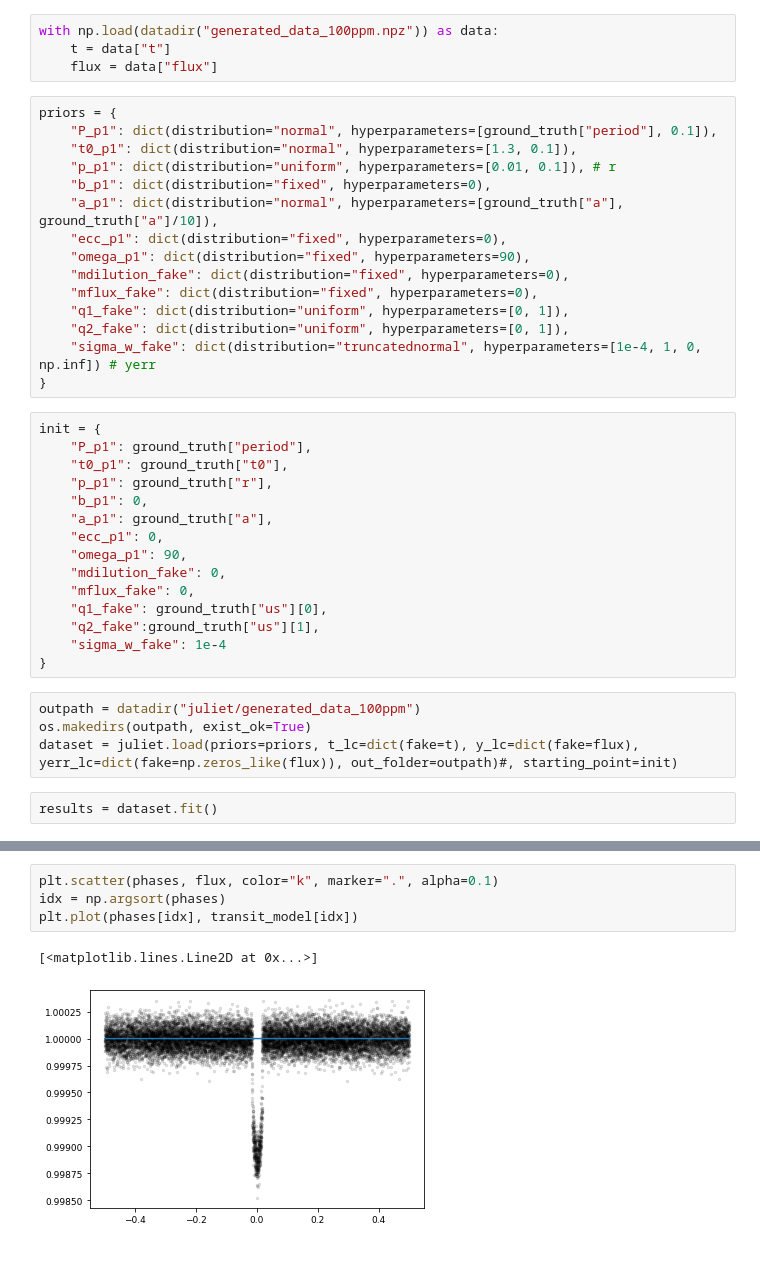
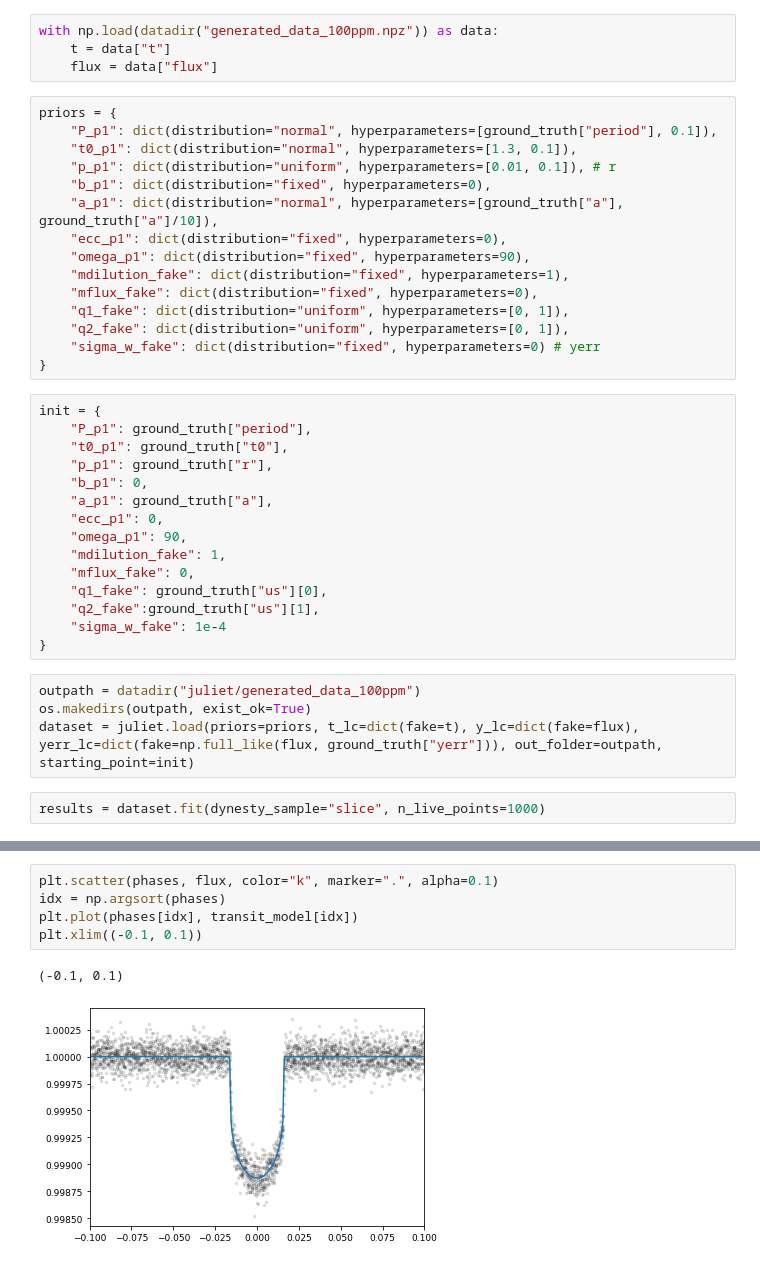
Before and after one commit to mileslucas/yeehaw, a Jupyter notebook: src/juliet.ipynb, the cells around one changed output, grey strips where cells are left out. Cells and saved outputs as stored; diff of their text form.

Commit message:
got juliet working!

```diff
--- a/src/juliet.ipynb
+++ b/src/juliet.ipynb
@@ -33,11 +33,11 @@ priors = {
     "a_p1": dict(distribution="normal", hyperparameters=[ground_truth["a"], ground_truth["a"]/10]),
     "ecc_p1": dict(distribution="fixed", hyperparameters=0),
     "omega_p1": dict(distribution="fixed", hyperparameters=90),
-    "mdilution_fake": dict(distribution="fixed", hyperparameters=0),
+    "mdilution_fake": dict(distribution="fixed", hyperparameters=1),
     "mflux_fake": dict(distribution="fixed", hyperparameters=0),
     "q1_fake": dict(distribution="uniform", hyperparameters=[0, 1]),
     "q2_fake": dict(distribution="uniform", hyperparameters=[0, 1]),
-    "sigma_w_fake": dict(distribution="truncatednormal", hyperparameters=[1e-4, 1, 0, np.inf]) # yerr
+    "sigma_w_fake": dict(distribution="fixed", hyperparameters=0) # yerr
 }
 # %%
 init = {
@@ -48,7 +48,7 @@ init = {
     "a_p1": ground_truth["a"],
     "ecc_p1": 0,
     "omega_p1": 90,
-    "mdilution_fake": 0,
+    "mdilution_fake": 1,
     "mflux_fake": 0,
     "q1_fake": ground_truth["us"][0],
     "q2_fake":ground_truth["us"][1],
@@ -57,8 +57,8 @@ init = {
 # %%
 outpath = datadir("juliet/generated_data_100ppm")
 os.makedirs(outpath, exist_ok=True)
-dataset = juliet.load(priors=priors, t_lc=dict(fake=t), y_lc=dict(fake=flux), yerr_lc=dict(fake=np.zeros_like(flux)), out_folder=outpath)#, starting_point=init)
+dataset = juliet.load(priors=priors, t_lc=dict(fake=t), y_lc=dict(fake=flux), yerr_lc=dict(fake=np.full_like(flux, ground_truth["yerr"])), out_folder=outpath, starting_point=init)
 # %%
-results = dataset.fit()
+results = dataset.fit(dynesty_sample="slice", n_live_points=1000)
 # %% [output]
 PyMultinest installation not detected. Forcing dynesty as the sampler.
@@ -84,7 +82,8 @@ plt.plot(t, transit_model)
 # %%
 plt.scatter(phases, flux, color="k", marker=".", alpha=0.1)
 idx = np.argsort(phases)
 plt.plot(phases[idx], transit_model[idx])
+plt.xlim((-0.1, 0.1))
 # %% [output]
-[<matplotlib.lines.Line2D at 0x...>]
+(-0.1, 0.1)
-[figure, old version]
+[figure, new version]
```
Also changed, not shown: parts of 5 cells of this notebook.
